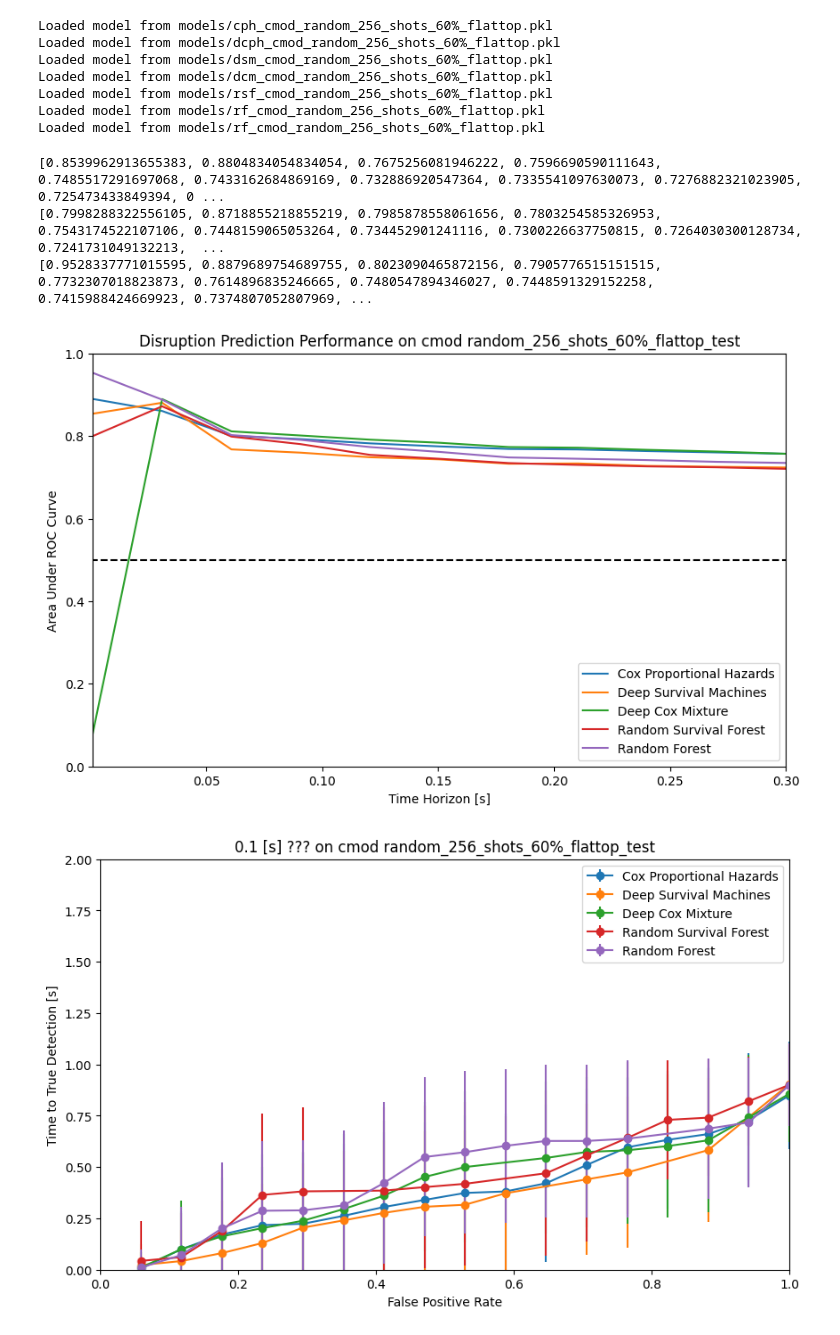
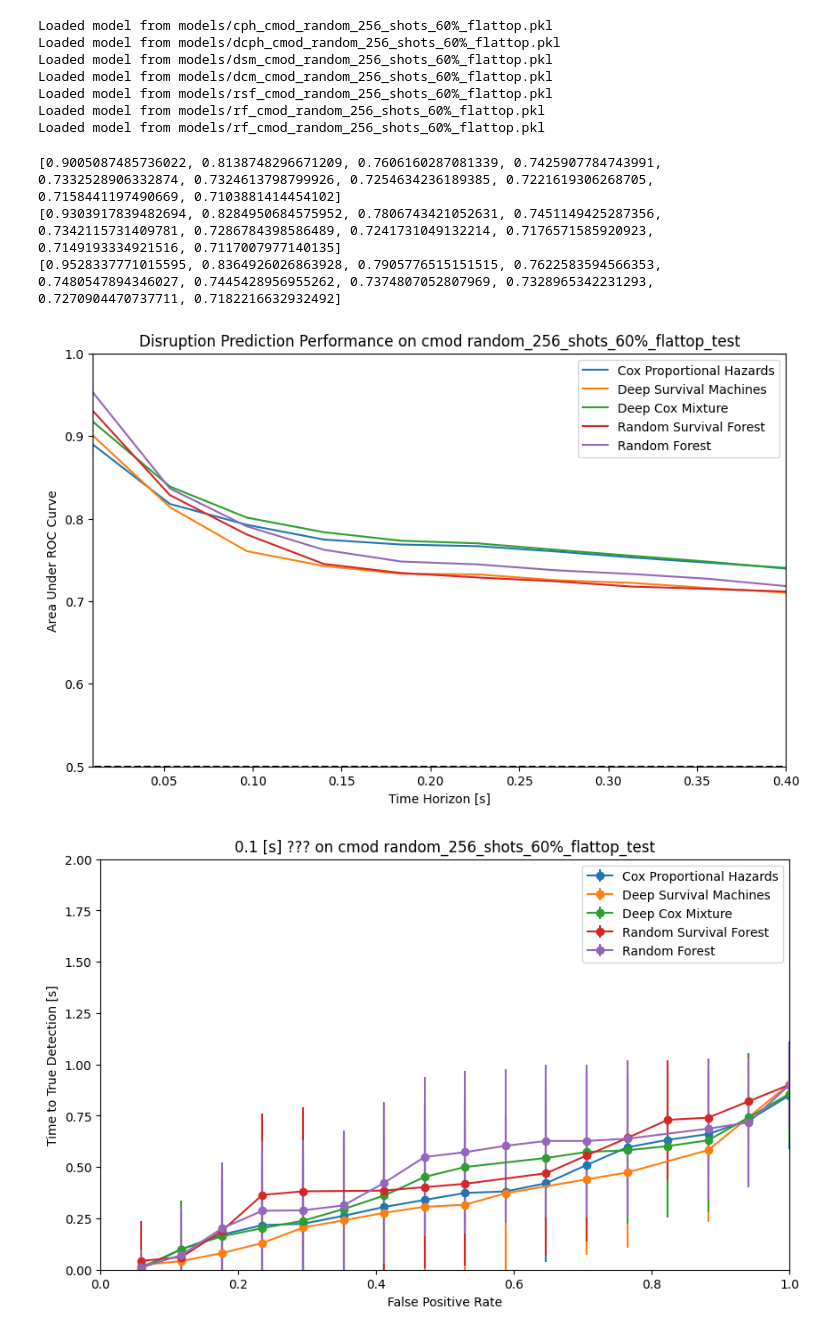
Before and after one commit to MIT-PSFC/disruption-survival-analysis, a Jupyter notebook: Survival Regression Benchmark.ipynb, the cells around one changed output. Drawn from its saved outputs; the diff is of its cells as text; code cells hidden in the pictures.

```diff
--- a/Survival Regression Benchmark.ipynb
+++ b/Survival Regression Benchmark.ipynb
@@ -9,7 +9,7 @@ from preprocess_datasets import ALL_FEATURES, DEFAULT_FEATURES
 
 from evaluate_performance import benchmark_au_roc, benchmark_warning_time
 
-horizons = np.linspace(0.001, 0.3, 11)
+horizons = np.linspace(0.01, 0.4, 10)
 
 device = 'cmod'
 #dataset = 'random100'
@@ -70,39 +70,39 @@ print(au_rocs_rsf)
 print(au_rocs_rf)
 #print(au_rocs_ting)
 # %% [output]
-[0.8539962913655383, 0.8804834054834054, 0.7675256081946222, 0.7596690590111643, 0.7485517291697068, 0.7433162684869169, 0.732886920547364, 0.7335541097630073, 0.7276882321023905, 0.725473433849394, 0 ...
-[0.7998288322556105, 0.8718855218855219, 0.7985878558061656, 0.7803254585326953, 0.7543174522107106, 0.7448159065053264, 0.734452901241116, 0.7300226637750815, 0.7264030300128734, 0.7241731049132213,  ...
-[0.9528337771015595, 0.8879689754689755, 0.8023090465872156, 0.7905776515151515, 0.7732307018823873, 0.7614896835246665, 0.7480547894346027, 0.7448591329152258, 0.7415988424669923, 0.7374807052807969, ...
+[0.9005087485736022, 0.8138748296671209, 0.7606160287081339, 0.7425907784743991, 0.7332528906332874, 0.7324613798799926, 0.7254634236189385, 0.7221619306268705, 0.7158441197490669, 0.7103881414454102]
+[0.9303917839482694, 0.8284950684575952, 0.7806743421052631, 0.7451149425287356, 0.7342115731409781, 0.7286784398586489, 0.7241731049132214, 0.7176571585920923, 0.7149193334921516, 0.7117007977140135]
+[0.9528337771015595, 0.8364926026863928, 0.7905776515151515, 0.7622583594566353, 0.7480547894346027, 0.7445428956955262, 0.7374807052807969, 0.7328965342231293, 0.7270904470737711, 0.7182216632932492]
 # %%
 # Plot the results
 import matplotlib.pyplot as plt
 
 plt.figure(figsize=(10, 6))
 plt.plot(horizons, au_rocs_cph, label='Cox Proportional Hazards')
 #plt.plot(horizons, au_rocs_dcph, label='Deep Cox Proportional Hazards')
 plt.plot(horizons, au_rocs_dsm, label='Deep Survival Machines')
 plt.plot(horizons, au_rocs_dcm, label='Deep Cox Mixture')
 plt.plot(horizons, au_rocs_rsf, label='Random Survival Forest')
 plt.plot(horizons, au_rocs_rf, label='Random Forest')
 #plt.plot(horizons, au_rocs_ting, label='Tinguely et al. 2019')
 
 #plt.plot(horizons, au_rocs_cph_temporal, label='Cox Proportional Hazards (temporal)')
 #plt.plot(horizons, au_rocs_dcph_temporal, label='Deep Cox Proportional Hazards (temporal)')
 
 # Plot horizontal line at y = 0.5 for reference to 'random guessing'
 plt.plot([0, 1], [0.5, 0.5], linestyle='--', color='black')
 
 plt.xlim([min(horizons), max(horizons)])
-plt.ylim([0, 1.0])
+plt.ylim([0.5, 1.0])
 
 plt.xlabel('Time Horizon [s]')
 plt.ylabel('Area Under ROC Curve')
 plt.title('Disruption Prediction Performance on '+device+' '+dataset+'_test')
 
 plt.legend()
 plt.show()
 # %% [output]
-[figure, old version]
+[figure, new version]
 # %%
 horizon = 0.1
 amoc_cph = benchmark_warning_time(cph_predictor, horizon, device, dataset+'_test')
```
Also changed, not shown: 3 other files.
